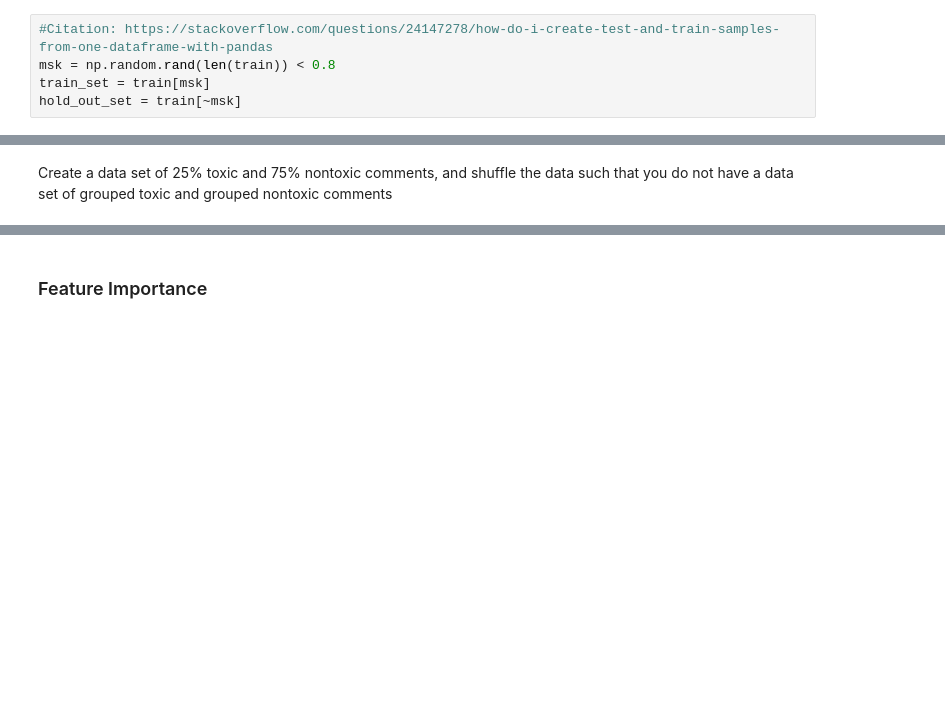
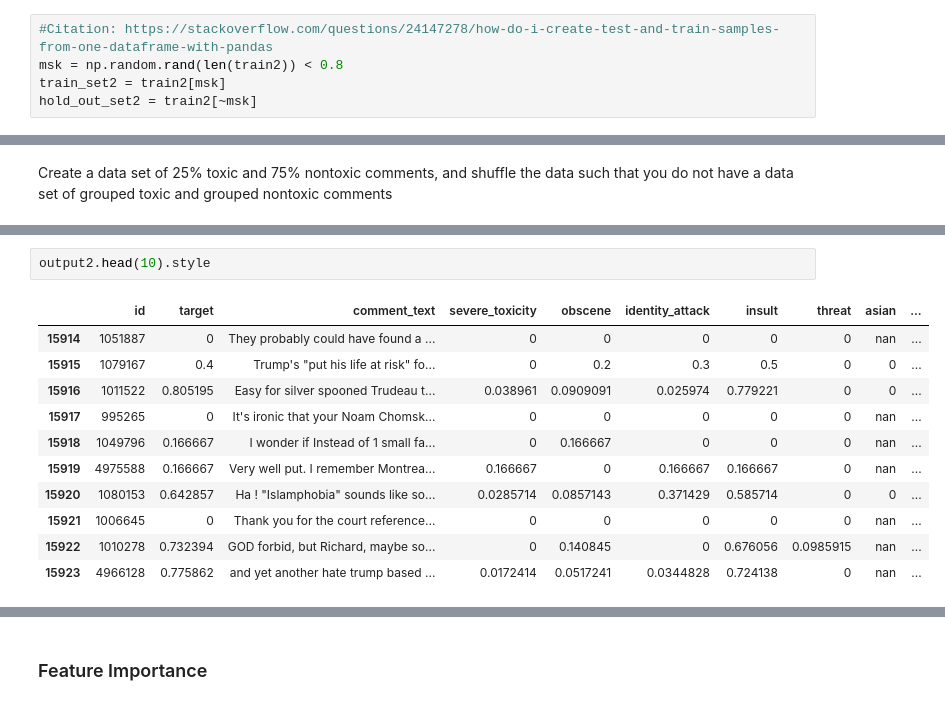
Before and after one commit to natashamathur/no_hate_all_love, a Jupyter notebook: SVM_final.ipynb, the cells around one changed output, grey strips where cells are left out. Drawn from its saved outputs; the diff is of its cells as text; blank space fills up the shorter version.

```diff
--- a/SVM_final.ipynb
+++ b/SVM_final.ipynb
@@ -74,7 +210,7 @@ train['toxicity_category'] = train.target.apply(lambda x: 1 if x > 0.5 else 0)
 Split train.csv into training (80%) and hold out sets (20%).
 # %%
 #Citation: https://stackoverflow.com/questions/24147278/how-do-i-create-test-and-train-samples-from-one-dataframe-with-pandas
-msk = np.random.rand(len(train)) < 0.8
-train_set = train[msk]
-hold_out_set = train[~msk]
+msk = np.random.rand(len(train2)) < 0.8
+train_set2 = train2[msk]
+hold_out_set2 = train2[~msk]
 # %%
@@ -137,3 +253,17 @@ classifier, output, fitted_vectorizer = mf.run_model(model_df=prepared_33,
                                                      see_inside=False)
 # %% [output]
 fitting model now
+# %%
+output2.head(10).style
+# %% [output]
+|  | id | target | comment_text | severe_toxicity | obscene | identity_attack | insult | threat | asian | ... |
+| 15914 | 1051887 | 0 | They probably could have found a ... | 0 | 0 | 0 | 0 | 0 | nan | ... |
+| 15915 | 1079167 | 0.4 | Trump's "put his life at risk" fo... | 0 | 0.2 | 0.3 | 0.5 | 0 | 0 | ... |
+| 15916 | 1011522 | 0.805195 | Easy for silver spooned Trudeau t... | 0.038961 | 0.0909091 | 0.025974 | 0.779221 | 0 | 0 | ... |
+| 15917 | 995265 | 0 | It's ironic that your Noam Chomsk... | 0 | 0 | 0 | 0 | 0 | nan | ... |
+| 15918 | 1049796 | 0.166667 | I wonder if Instead of 1 small fa... | 0 | 0.166667 | 0 | 0 | 0 | nan | ... |
+| 15919 | 4975588 | 0.166667 | Very well put. I remember Montrea... | 0.166667 | 0 | 0.166667 | 0.166667 | 0 | nan | ... |
+| 15920 | 1080153 | 0.642857 | Ha ! "Islamphobia" sounds like so... | 0.0285714 | 0.0857143 | 0.371429 | 0.585714 | 0 | 0 | ... |
+| 15921 | 1006645 | 0 | Thank you for the court reference... | 0 | 0 | 0 | 0 | 0 | nan | ... |
+| 15922 | 1010278 | 0.732394 | GOD forbid, but Richard, maybe so... | 0 | 0.140845 | 0 | 0.676056 | 0.0985915 | nan | ... |
+| 15923 | 4966128 | 0.775862 | and yet another hate trump based ... | 0.0172414 | 0.0517241 | 0.0344828 | 0.724138 | 0 | nan | ... |
```
Also changed, not shown: parts of 83 cells of this notebook.
